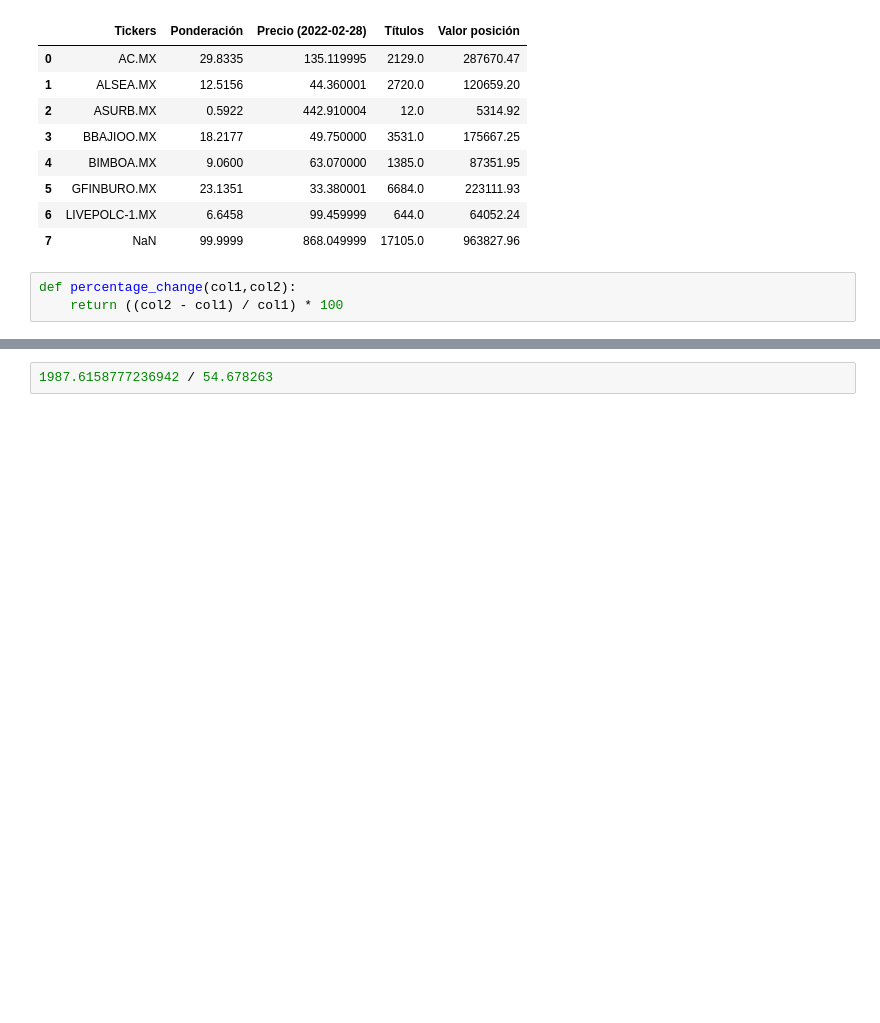
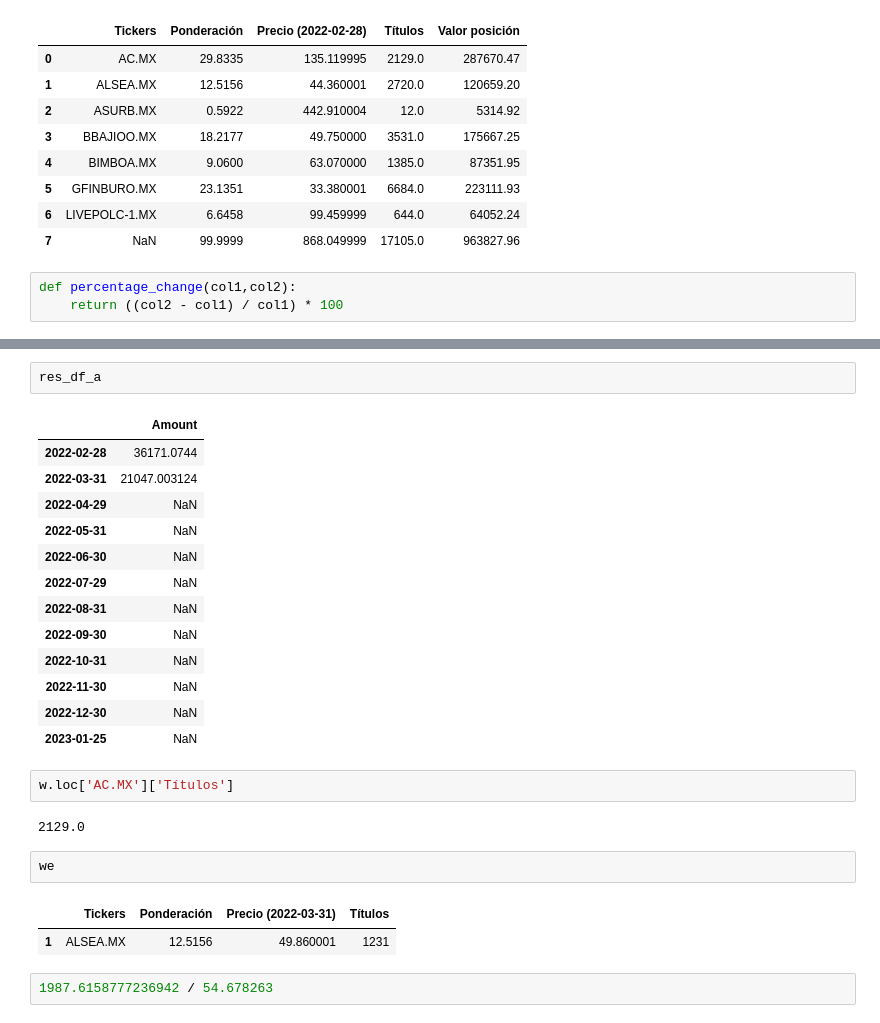
Before and after one commit to pabloriverasnz/Laboratorio_1-Inversion_de_Capital, a Jupyter notebook: notebook.ipynb, the cells around one changed output, grey strips where cells are left out. Cells and saved outputs as stored; diff of their text form; blank space fills up the shorter version.

```diff
--- a/notebook.ipynb
+++ b/notebook.ipynb
@@ -430,3 +427,28 @@ w
+# %%
+res_df_a
+# %% [output]
+|  | Amount |
+| 2022-02-28 | 36171.0744 |
+| 2022-03-31 | 21047.003124 |
+| 2022-04-29 | NaN |
+| 2022-05-31 | NaN |
+| 2022-06-30 | NaN |
+| 2022-07-29 | NaN |
+| 2022-08-31 | NaN |
+| 2022-09-30 | NaN |
+| 2022-10-31 | NaN |
+| 2022-11-30 | NaN |
+| 2022-12-30 | NaN |
+| 2023-01-25 | NaN |
+# %%
+w.loc['AC.MX']['Títulos']
+# %% [output]
+2129.0
+# %%
+we
+# %% [output]
+|  | Tickers | Ponderación | Precio (2022-03-31) | Títulos |
+| 1 | ALSEA.MX | 12.5156 | 49.860001 | 1231 |
 # %%
 1987.6158777236942 / 54.678263
 # %% [output]
```
Also changed, not shown: parts of 2 cells of this notebook.
